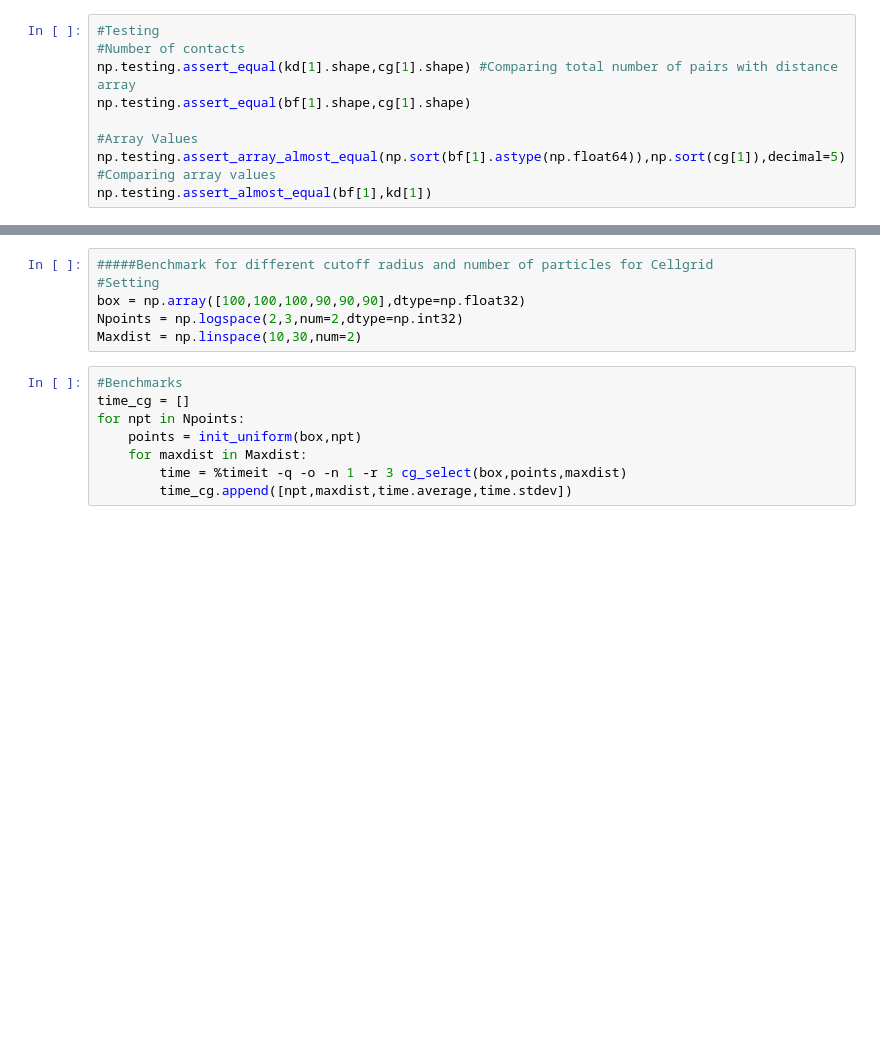
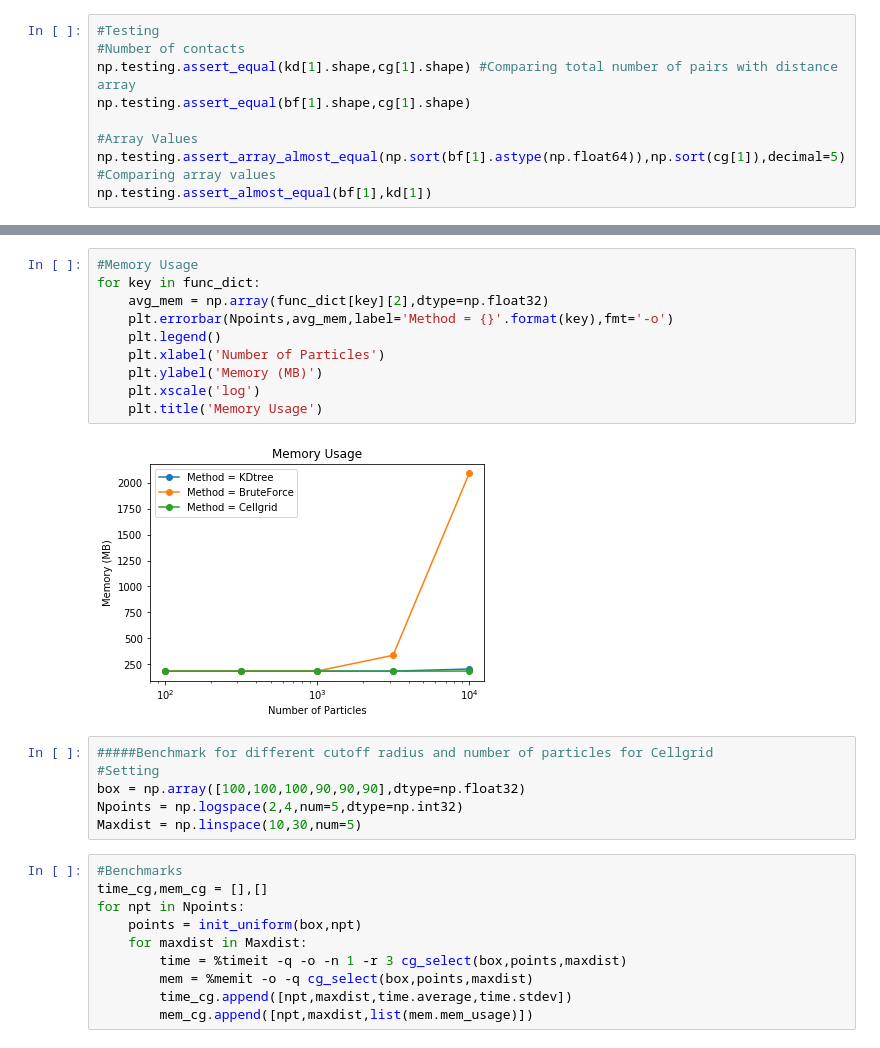
Before and after one commit to seb-buch/Benchmarks_Distance, a Jupyter notebook: Notebooks/BM_PairContact.ipynb, the cells around one changed output, grey strips where cells are left out. Saved outputs shown, nothing was run; the diff lists cells and outputs as text; blank space fills up the shorter version.

```diff
--- a/Notebooks/BM_PairContact.ipynb
+++ b/Notebooks/BM_PairContact.ipynb
@@ -91,17 +98,31 @@ for key in func_dict:
+# %%
+#Memory Usage
+for key in func_dict:
+    avg_mem = np.array(func_dict[key][2],dtype=np.float32)
+    plt.errorbar(Npoints,avg_mem,label='Method = {}'.format(key),fmt='-o')
+    plt.legend()
+    plt.xlabel('Number of Particles')
+    plt.ylabel('Memory (MB)')
+    plt.xscale('log')
+    plt.title('Memory Usage')
+# %% [output]
+[figure, added]
 # %%
 #####Benchmark for different cutoff radius and number of particles for Cellgrid
 #Setting
 box = np.array([100,100,100,90,90,90],dtype=np.float32)
-Npoints = np.logspace(2,3,num=2,dtype=np.int32)
-Maxdist = np.linspace(10,30,num=2)
+Npoints = np.logspace(2,4,num=5,dtype=np.int32)
+Maxdist = np.linspace(10,30,num=5)
 # %%
 #Benchmarks
-time_cg = []
+time_cg,mem_cg = [],[]
 for npt in Npoints:
     points = init_uniform(box,npt)
     for maxdist in Maxdist:
         time = %timeit -q -o -n 1 -r 3 cg_select(box,points,maxdist)
+        mem = %memit -o -q cg_select(box,points,maxdist)
         time_cg.append([npt,maxdist,time.average,time.stdev])
+        mem_cg.append([npt,maxdist,list(mem.mem_usage)])
 # %%
 #Plots for visual comparison
 import matplotlib
```
Also changed, not shown: parts of 5 cells of this notebook, 1 other file.
